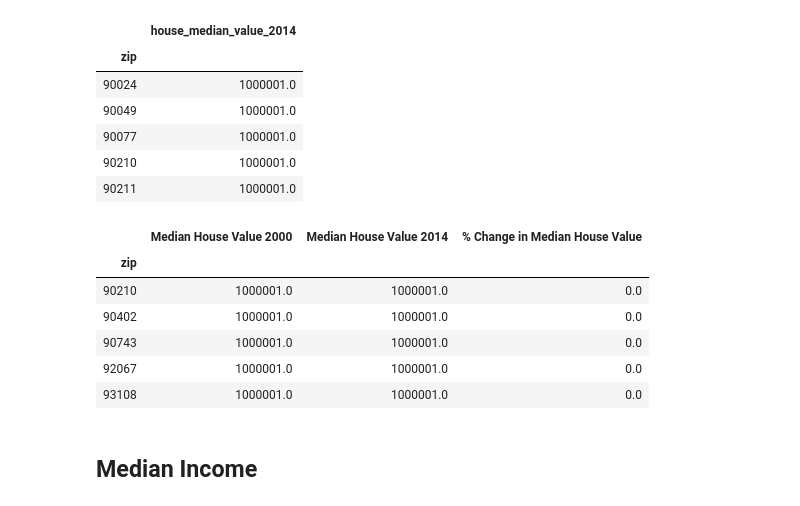
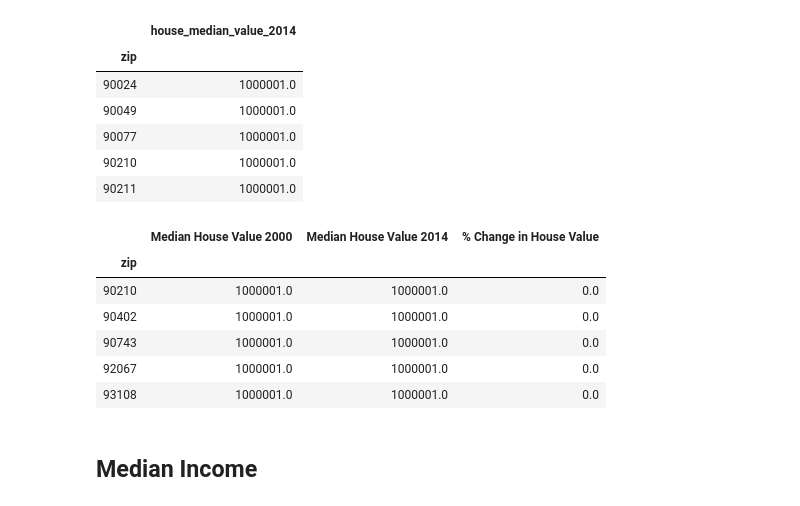
Before and after one commit to Team-Blue-MW/Predicted_Gentrification_in_California, a Jupyter notebook: ETL/S3_ETL.ipynb, the cells around one changed output. Cells and saved outputs as stored; diff of their text form; code cells hidden in the pictures.

```diff
--- a/ETL/Cleaning_usa_data.ipynb
+++ b/ETL/S3_ETL.ipynb
@@ -69,7 +69,7 @@ avg_edu.head()
 # %% [markdown]
 ## Median House Price
 # %%
-med_house_2000 = pd.read_csv('../Resources1/house_median_value_2000.csv')
+med_house_2000 = pd.read_csv('https://databootcamp-csvfiles.s3.amazonaws.com/house_median_value_2000.csv')
 med_house_2000 = med_house_2000.drop('Unnamed: 0', axis=1)
 med_house_2000.set_index('zip', inplace=True)
 med_house_2000['house_median_value_2000'] = med_house_2000['house_median_value_2000'].str.replace(',','').str.replace('$','').astype(float)
@@ -83,7 +83,7 @@ med_house_2000.head()
 | 92067 | 1000001.0 |
 | 93108 | 1000001.0 |
 # %%
-med_house_2014 = pd.read_csv('../Resources1/house_median_value_2014.csv')
+med_house_2014 = pd.read_csv('https://databootcamp-csvfiles.s3.amazonaws.com/house_median_value_2014.csv')
 med_house_2014 = med_house_2014.drop('Unnamed: 0', axis=1)
 med_house_2014.set_index('zip', inplace=True)
 med_house_2014['house_median_value_2014'] = med_house_2014['house_median_value_2014'].str.replace(',','').str.replace('$','').astype(float)
@@ -99,10 +99,10 @@ med_house_2014.head()
 # %%
 med_house = pd.concat([med_house_2000,med_house_2014],axis=1,join='inner')
 med_house['Percent Change in Cost for House'] = (med_house['house_median_value_2014'] - med_house['house_median_value_2000'])/med_house['house_median_value_2000']
-med_house.columns = ['Median House Value 2000','Median House Value 2014', '% Change in Median House Value']
+med_house.columns = ['Median House Value 2000','Median House Value 2014', '% Change in House Value']
 med_house.head()
 # %% [output]
-|  | Median House Value 2000 | Median House Value 2014 | % Change in Median House Value |
+|  | Median House Value 2000 | Median House Value 2014 | % Change in House Value |
 | zip |  |  |  |
 | 90210 | 1000001.0 | 1000001.0 | 0.0 |
 | 90402 | 1000001.0 | 1000001.0 | 0.0 |
```
Also changed, not shown: parts of 15 cells of this notebook, 6 other files.
